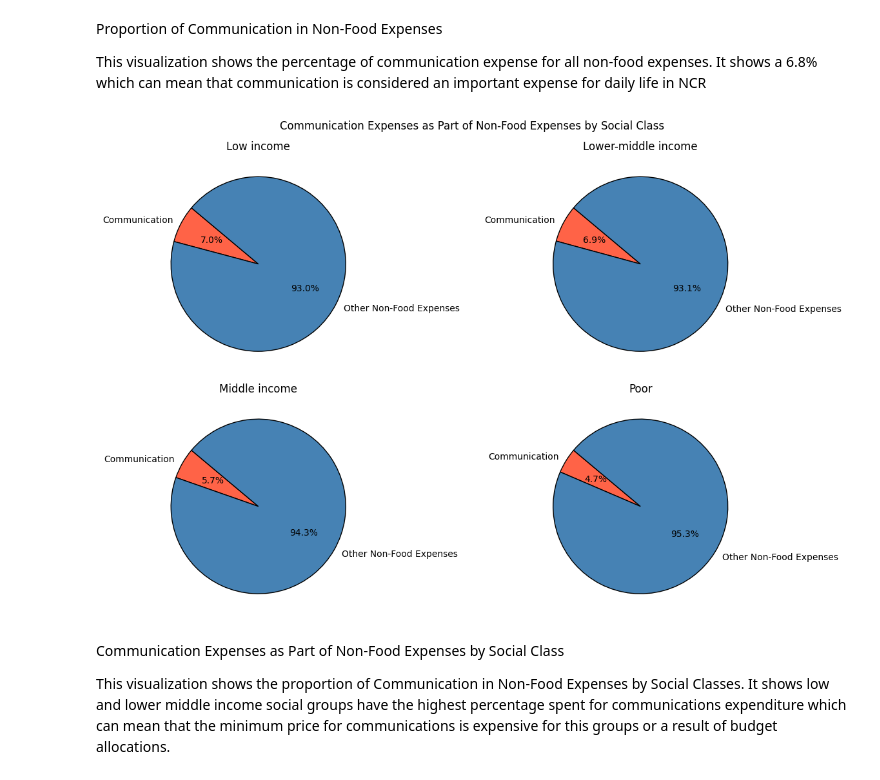
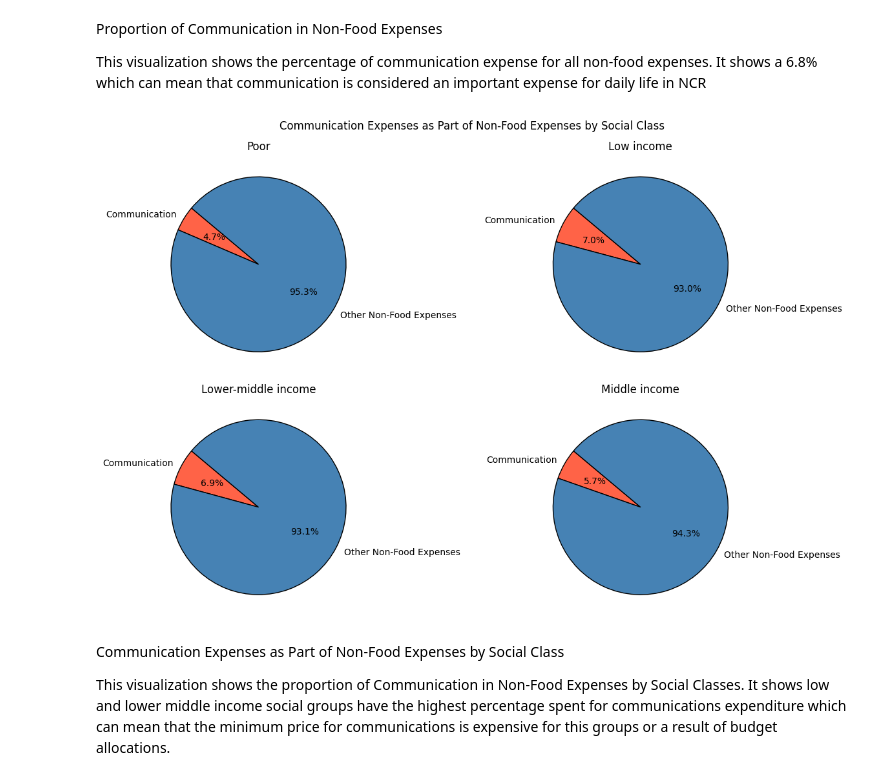
Before and after one commit to JoshuaEntrata/Data-Mining-Prelims-Project, a Jupyter notebook: notebooks/eda/communication.ipynb, the cells around one changed output. Saved outputs shown, nothing was run; the diff lists cells and outputs as text; code cells hidden in the pictures.

```diff
--- a/notebooks/eda/communication.ipynb
+++ b/notebooks/eda/communication.ipynb
@@ -44,4 +44,11 @@ final_fies
 | 19490 | 13 | 76 | 126618 | 7607 | 3.0 | 255000 | 0 | 255000 | 0 | 0 | ... |
 | 19491 | 13 | 76 | 126619 | 7607 | 2.0 | 281020 | 0 | 281020 | 0 | 60000 | ... |
 19492 rows × 91 columns
+# %%
+# Define the correct order for SOCIAL_CLASS
+final_fies['SOCIAL_CLASS'] = pd.Categorical(
+    final_fies['SOCIAL_CLASS'],
+    categories=['Poor', 'Low income', 'Lower-middle income', 'Middle income'],
+    ordered=True
+)
 # %%
@@ -105,39 +119,42 @@ Proportion of Communication in Non-Food Expenses
 
 This visualization shows the percentage of communication expense for all non-food expenses. It shows a 6.8% which can mean that communication is considered an important expense for daily life in NCR
 # %%
-# Group data by social class
-grouped_data = final_fies.groupby('SOCIAL_CLASS').agg({
+# Group data by social class with observed=False
+grouped_data = final_fies.groupby('SOCIAL_CLASS', observed=False).agg({
     'COMMUNICATION': 'sum',
     'NFOOD': 'sum'
 })
 
+# Create subplot layout
 num_classes = len(grouped_data)
-rows = (num_classes // 2) + (num_classes % 2 > 0)  # for row layout later
+rows = (num_classes // 2) + (num_classes % 2 > 0)  # For row layout
 
 fig, axes = plt.subplots(rows, 2, figsize=(12, rows * 4))
 axes = axes.flatten()
 
+# Pie charts for each social class
 for idx, (class_name, row) in enumerate(grouped_data.iterrows()):
     communication_total = row['COMMUNICATION']
     remaining_nfood = row['NFOOD'] - communication_total
 
     sizes = [communication_total, remaining_nfood]
     labels = ['Communication', 'Other Non-Food Expenses']
 
-    axes[idx].pie(sizes, labels=labels, autopct='%.1f%%', colors=['#FF6347', '#4682B4'],
+    axes[idx].pie(sizes, labels=labels, autopct='%.1f%%',
+                  colors=['#FF6347', '#4682B4'],
                   startangle=140, wedgeprops={'linewidth': 1, 'edgecolor': 'black'})
 
     axes[idx].set_title(f'{class_name}')
 
-
+# Turn off empty subplot axes
 for idx in range(len(grouped_data), len(axes)):
     axes[idx].axis('off')
 
 plt.suptitle('Communication Expenses as Part of Non-Food Expenses by Social Class')
 plt.tight_layout()
 plt.show()
 # %% [output]
-[figure, old version]
+[figure, new version]
 # %% [markdown]
 Communication Expenses as Part of Non-Food Expenses by Social Class
 
```
Also changed, not shown: parts of 2 cells of this notebook.
